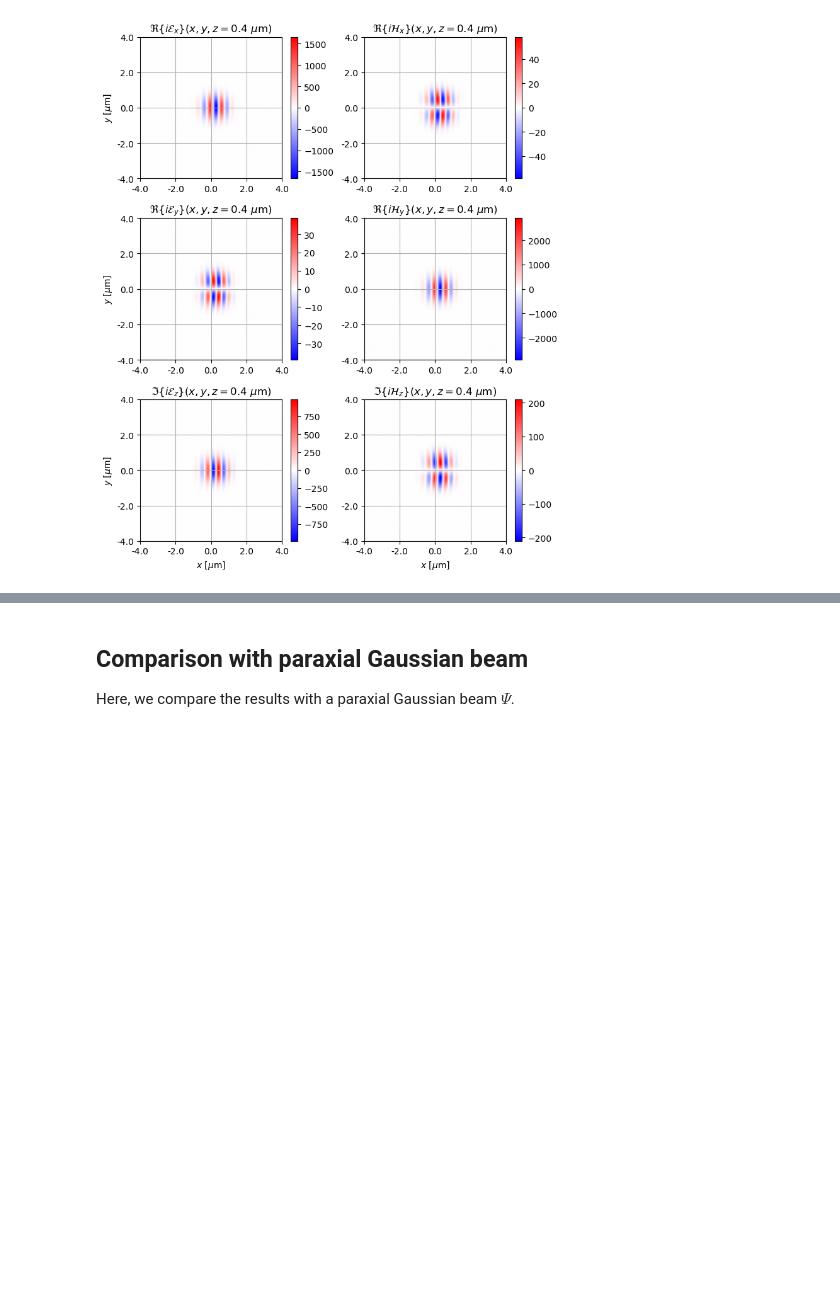
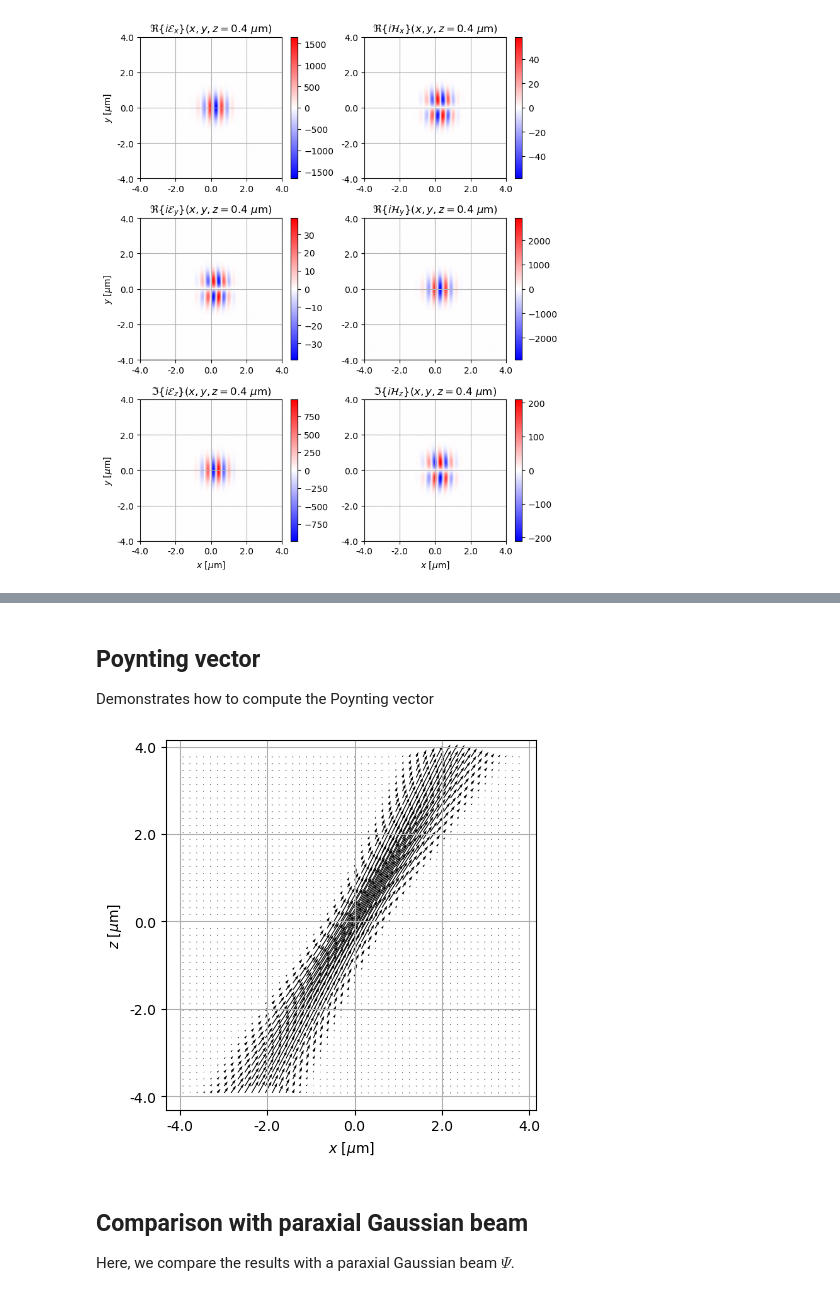
Before and after one commit to andrej5elin/focused_beam, a Jupyter notebook: content/focused_scalar_beam.ipynb, the cells around one changed output, grey strips where cells are left out. Saved outputs shown, nothing was run; the diff lists cells and outputs as text; code cells hidden in the pictures; blank space fills up the shorter version.

Commit message:
update focused_scalar_beam

```diff
--- a/content/focused_scalar_beam.ipynb
+++ b/content/focused_scalar_beam.ipynb
@@ -320,18 +407,20 @@ Here we create input field and write it in the focal plane of the lens.
 Y = ymat_prime #alias
 X = xmat_prime #alias
 
+#: a Gaussian beam
 input_field = np.sqrt(INTENSITY)* np.exp(-((X-X0)**2 + (Y-Y0)**2)/WAIST**2)
 
-phasemat_prime = np.exp(1j*K0*alphamat_prime * (-Z0)) * np.exp(1j*K0*alphamat_prime[0,0] * (Z0))
+# perform a relative phase shift to simulate
+phasemat_prime = np.exp(1j*K0*ALPHA_MAT_PRIME * (-Z0)) * np.exp(1j*K0*ALPHA_MAT_PRIME [0,0] * (Z0))
 input_field = np.fft.ifft2(phasemat_prime * np.fft.fft2(input_field))
-inpt_field = input_field * aperture
 
 vmax = (np.abs(input_field)).max()
 vmin = -vmax
 
-input_field[aperture_mask] = 0.
+input_field[aperture_mask] = 0. # invalidate non-propagating modes
 power = FOURIER_PLANE_PIXEL_SIZE**2*(np.abs(input_field)**2).sum()
 
+# for display purpose use NaNs
 input_field[aperture_mask] = np.nan
 
 cmap = mpl.colormaps.get_cmap('bwr')  # viridis is the default colormap for imshow
@@ -392,6 +481,9 @@ cbar = plt.colorbar(im)
 set_ticks(axes[1], units = r"mm")
 plt.tight_layout()
 
+# remove NaNs
+input_field[aperture_mask] = 0. # invalidate non-propagating modes
+
 if SAVE_FIG:
     fname = f"fourier_plane_scalar_{INCIDENCE}.pdf"
     plt.savefig(fname)
@@ -707,3 +790,36 @@ plt.show()
+# %% [markdown]
+## Poynting vector
+
+Demonstrates how to compute the Poynting vector
+# %%
+# Compute and plot the Poyting vector
+
+# obtain E field from f
+e_field = vector_field_zx[...,1::2]
+# obtain H field from f
+h_field = vector_field_zx[...,-2::-2]
+# compute Poytning vector
+p_field = 0.5*np.cross(e_field,np.conj(h_field)).real
+
+DIVISOR = 4
+
+NP = N//DIVISOR
+
+X = np.arange(0, NP, 1)
+Y = np.arange(0, NP, 1)
+
+U = np.fft.fftshift(p_field[::DIVISOR,::DIVISOR,0],axes = 1).real
+V = np.fft.fftshift(p_field[::DIVISOR,::DIVISOR,2],axes = 1).real
+
+fig, ax = plt.subplots()
+q = ax.quiver(X,Y, U,V,scale=10*V.max())
+
+set_ticks(ax,size = (IMAGE_PLANE_SIZE,IMAGE_PLANE_SIZE),shape = (NP,NP),nticks = (5,5),units = r"um", ylabel = "$z$")
+
+ax.set_aspect("equal")
+plt.show()
+# %% [output]
+[figure, added]
 # %% [markdown]
 ## Comparison with paraxial Gaussian beam
 
```
Also changed, not shown: parts of 24 cells of this notebook, 1 other file.
